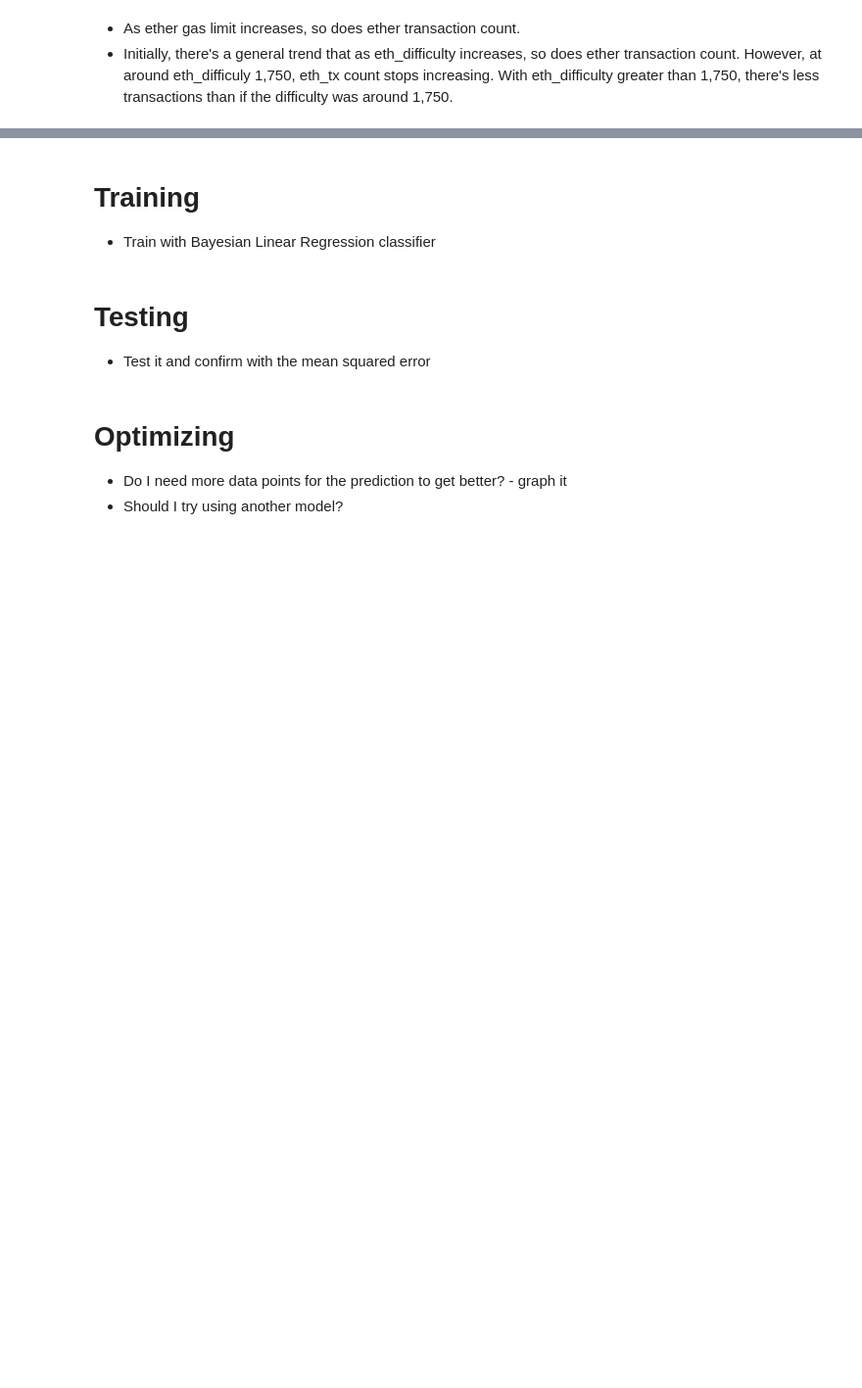
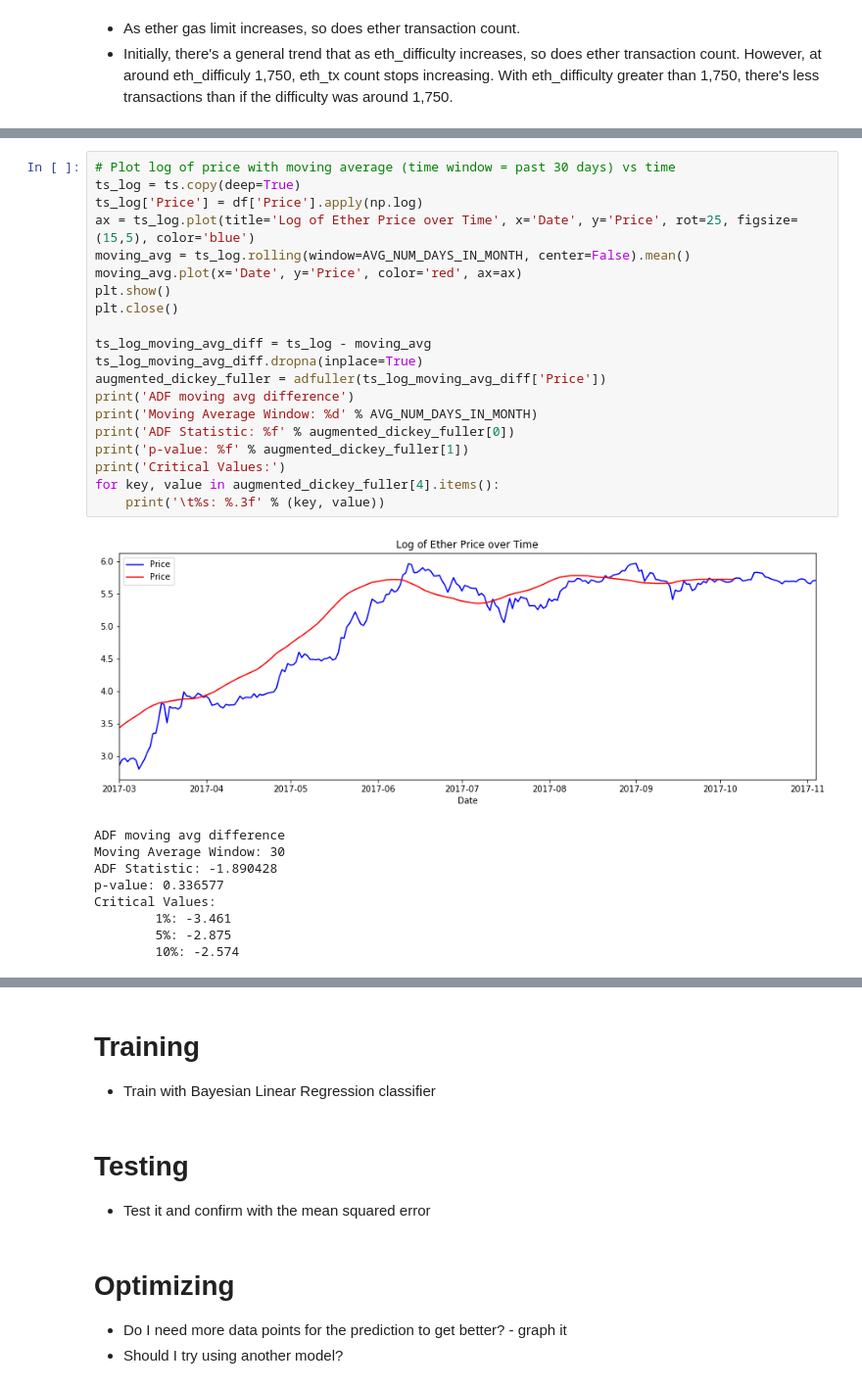
Before and after one commit to Smarker/udacity-ml, a Jupyter notebook: projects/capstone/MLCapstone.ipynb, the cells around one changed output, grey strips where cells are left out. Shown: that part at 98% size. Drawn from its saved outputs; the diff is of its cells as text; blank space fills up the shorter version.

```diff
--- a/projects/capstone/MLCapstone.ipynb
+++ b/projects/capstone/MLCapstone.ipynb
@@ -191,0 +423,30 @@ plt.close()
+# %%
+# Plot log of price with moving average (time window = past 30 days) vs time
+ts_log = ts.copy(deep=True)
+ts_log['Price'] = df['Price'].apply(np.log)
+ax = ts_log.plot(title='Log of Ether Price over Time', x='Date', y='Price', rot=25, figsize=(15,5), color='blue')
+moving_avg = ts_log.rolling(window=AVG_NUM_DAYS_IN_MONTH, center=False).mean()
+moving_avg.plot(x='Date', y='Price', color='red', ax=ax)
+plt.show()
+plt.close()
+
+ts_log_moving_avg_diff = ts_log - moving_avg
+ts_log_moving_avg_diff.dropna(inplace=True)
+augmented_dickey_fuller = adfuller(ts_log_moving_avg_diff['Price'])
+print('ADF moving avg difference')
+print('Moving Average Window: %d' % AVG_NUM_DAYS_IN_MONTH)
+print('ADF Statistic: %f' % augmented_dickey_fuller[0])
+print('p-value: %f' % augmented_dickey_fuller[1])
+print('Critical Values:')
+for key, value in augmented_dickey_fuller[4].items():
+	print('\t%s: %.3f' % (key, value))
+# %% [output]
+[figure, added]
+ADF moving avg difference
+Moving Average Window: 30
+ADF Statistic: -1.890428
+p-value: 0.336577
+Critical Values:
+        1%: -3.461
+        5%: -2.875
+        10%: -2.574
```
Also changed, not shown: parts of 65 cells of this notebook.
